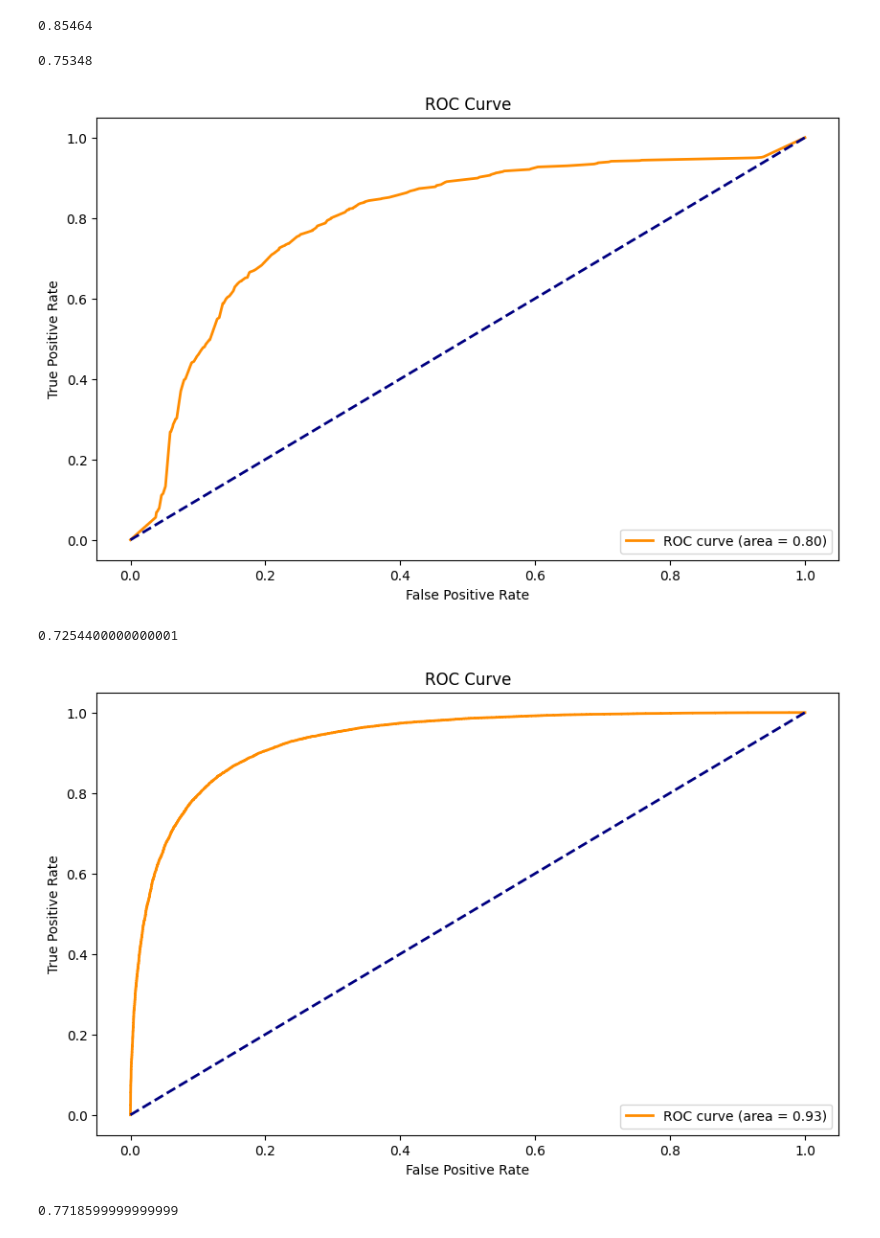
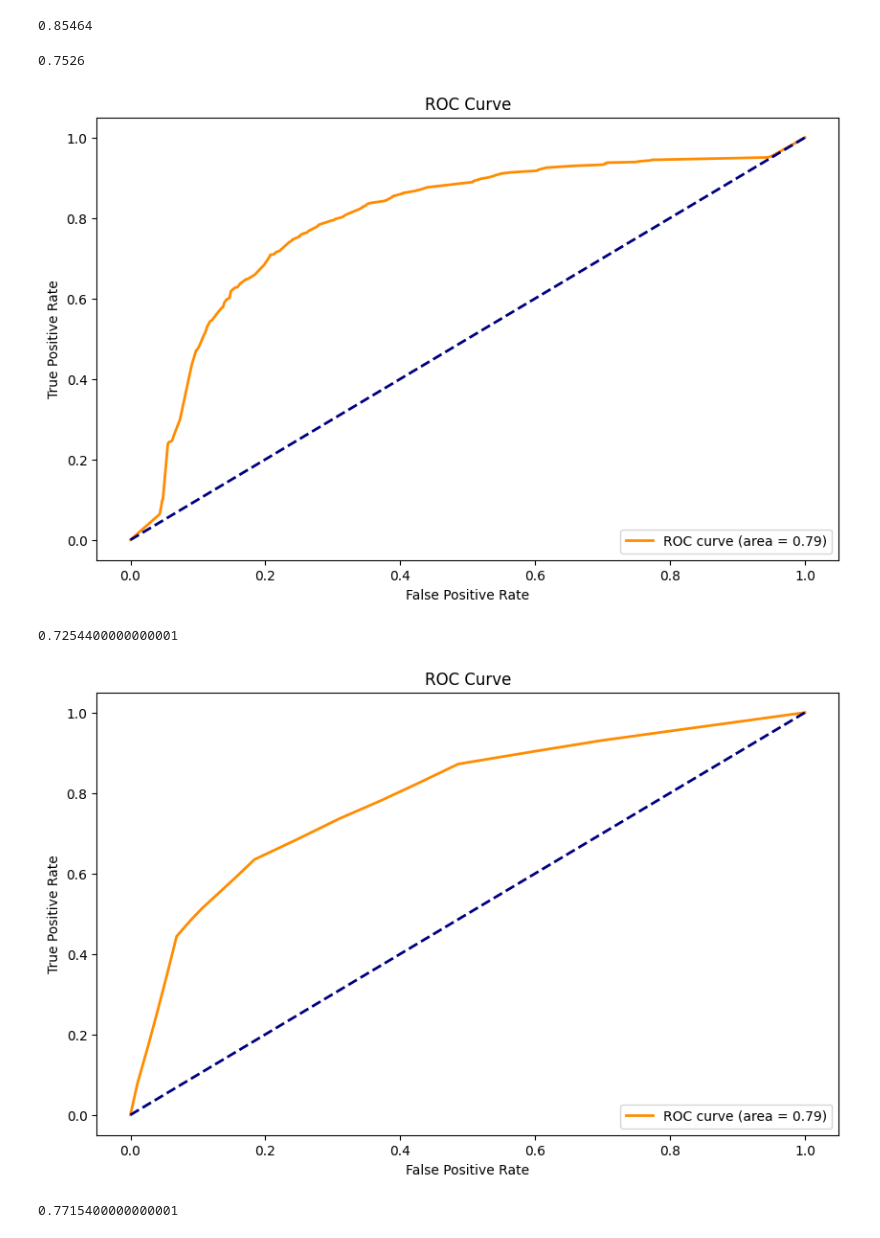
Before and after one commit to eliu0120/Stats-101C-Final-Project, a Jupyter notebook: Project.ipynb, the cells around one changed output. Saved outputs shown, nothing was run; the diff lists cells and outputs as text; code cells hidden in the pictures.

```diff
--- a/Project.ipynb
+++ b/Project.ipynb
@@ -63,8 +63,8 @@ cumulative_variance_ratio[1300] # 0,80
 # %% [output]
 0.8029882440534885
 # %%
-# Choosing 850 components as that captures roughly 0.70 cumulative variance ratio
-pca2 = PCA(n_components = 850)
+# Choosing 1300 components as that captures roughly 0.80 cumulative variance ratio
+pca2 = PCA(n_components = 1300)
 ""
 transformed_features = pca2.fit_transform(tf_idf_matrix)
 # %%
@@ -99,7 +99,7 @@ tree_classifier = DecisionTreeClassifier(max_depth = 10)
 tree_model = tree_classifier.fit(X_train, y_train)
 tree_model.score(X_test, y_test)
 # %% [output]
-0.75348
+0.7526
 # %%
 # ROC Curve
 pred_scores = tree_model.predict_proba(X_test)[:, 1]
@@ -108,7 +108,7 @@ roc_auc = auc(fpr, tpr)
 
 plot_auc(roc_auc)
 # %% [output]
-[figure, old version]
+[figure, new version]
 # %%
 # Decision Tree Model with max depth 2, using 5 fold CV to compute error
 cv = StratifiedKFold(n_splits=5, shuffle=True, random_state = 1)
@@ -121,13 +121,13 @@ average_accuracy
 0.7254400000000001
 # %%
 # ROC Curve
-y_prob = cross_val_predict(model, transformed_features, sentiment, cv = cv, method = 'predict_proba')[:, 1]
+y_prob = cross_val_predict(tree_classifier, transformed_features, sentiment, cv = cv, method = 'predict_proba')[:, 1]
 fpr, tpr, thresholds = roc_curve(sentiment, y_prob)
 roc_auc = auc(fpr, tpr)
 
 plot_auc(roc_auc)
 # %% [output]
-[figure, old version]
+[figure, new version]
 # %%
 # Decision Tree Model with max depth 5, using 4 fold CV to compute error
 cv = StratifiedKFold(n_splits=5, shuffle=True, random_state = 1)
@@ -137,6 +137,6 @@ accuracy_scores = cross_val_score(tree_classifier, transformed_features, sentime
 average_accuracy = np.mean(accuracy_scores)
 average_accuracy
 # %% [output]
-0.7718599999999999
+0.7715400000000001
 # %%
 # ROC Curve
```
Also changed, not shown: parts of 3 cells of this notebook.
